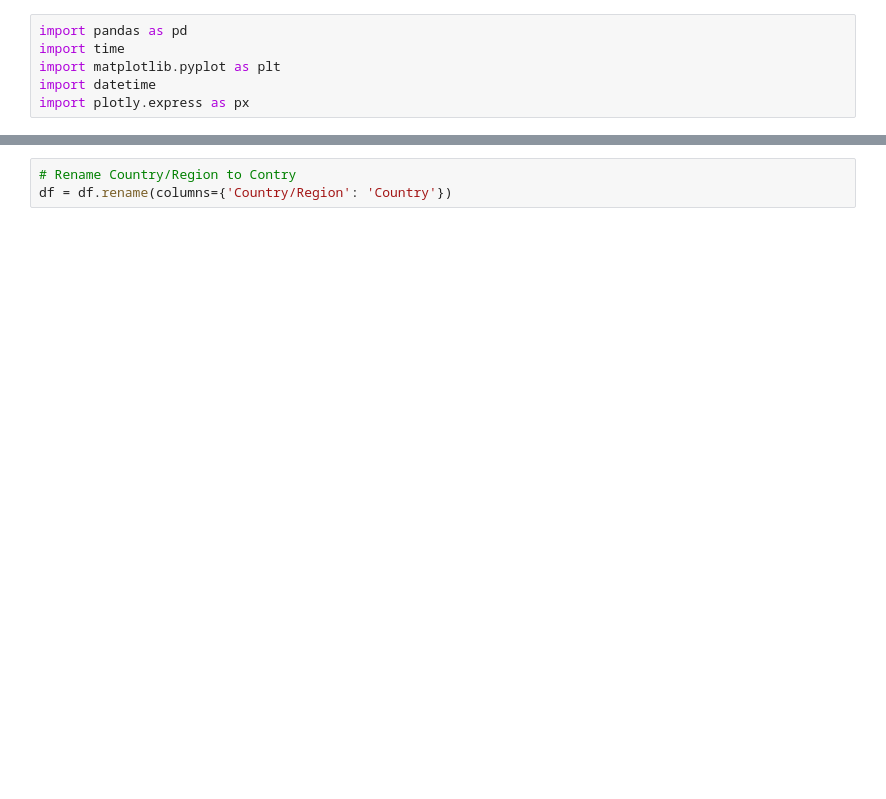
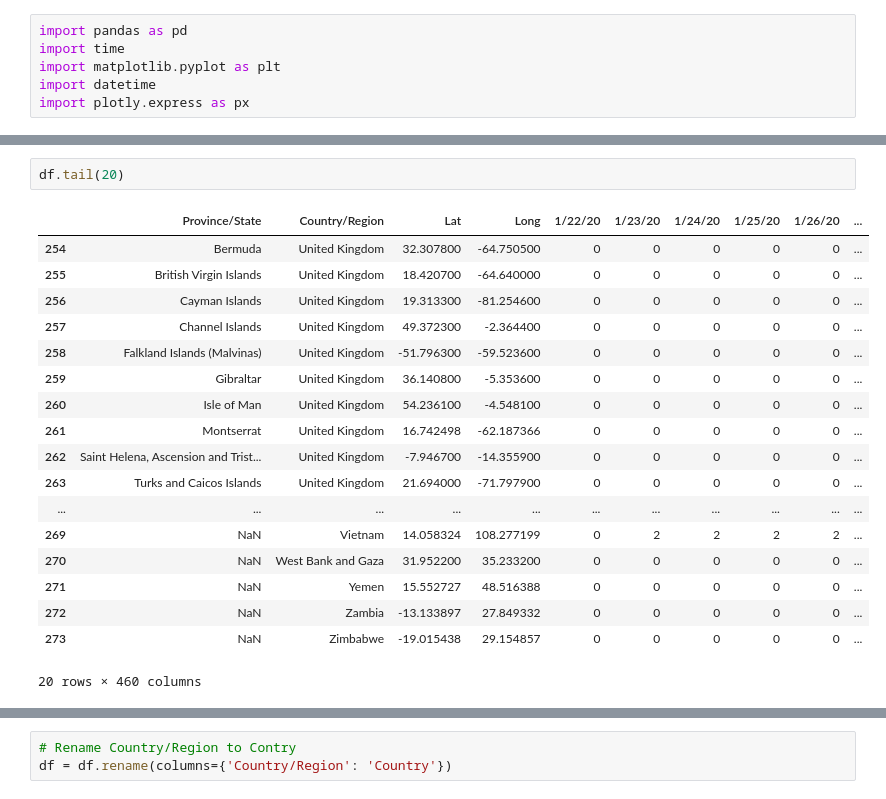
Before and after one commit to AlbertFlorinus/Covid-data-lab, a Jupyter notebook: data_exploration.ipynb, the cells around one changed output, grey strips where cells are left out. Saved outputs shown, nothing was run; the diff lists cells and outputs as text; blank space fills up the shorter version.

```diff
--- a/data_exploration.ipynb
+++ b/data_exploration.ipynb
@@ -27,3 +21,24 @@ df.shape
+# %%
+df.tail(20)
+# %% [output]
+|  | Province/State | Country/Region | Lat | Long | 1/22/20 | 1/23/20 | 1/24/20 | 1/25/20 | 1/26/20 | ... |
+| 254 | Bermuda | United Kingdom | 32.307800 | -64.750500 | 0 | 0 | 0 | 0 | 0 | ... |
+| 255 | British Virgin Islands | United Kingdom | 18.420700 | -64.640000 | 0 | 0 | 0 | 0 | 0 | ... |
+| 256 | Cayman Islands | United Kingdom | 19.313300 | -81.254600 | 0 | 0 | 0 | 0 | 0 | ... |
+| 257 | Channel Islands | United Kingdom | 49.372300 | -2.364400 | 0 | 0 | 0 | 0 | 0 | ... |
+| 258 | Falkland Islands (Malvinas) | United Kingdom | -51.796300 | -59.523600 | 0 | 0 | 0 | 0 | 0 | ... |
+| 259 | Gibraltar | United Kingdom | 36.140800 | -5.353600 | 0 | 0 | 0 | 0 | 0 | ... |
+| 260 | Isle of Man | United Kingdom | 54.236100 | -4.548100 | 0 | 0 | 0 | 0 | 0 | ... |
+| 261 | Montserrat | United Kingdom | 16.742498 | -62.187366 | 0 | 0 | 0 | 0 | 0 | ... |
+| 262 | Saint Helena, Ascension and Trist... | United Kingdom | -7.946700 | -14.355900 | 0 | 0 | 0 | 0 | 0 | ... |
+| 263 | Turks and Caicos Islands | United Kingdom | 21.694000 | -71.797900 | 0 | 0 | 0 | 0 | 0 | ... |
+| ... | ... | ... | ... | ... | ... | ... | ... | ... | ... | ... |
+| 269 | NaN | Vietnam | 14.058324 | 108.277199 | 0 | 2 | 2 | 2 | 2 | ... |
+| 270 | NaN | West Bank and Gaza | 31.952200 | 35.233200 | 0 | 0 | 0 | 0 | 0 | ... |
+| 271 | NaN | Yemen | 15.552727 | 48.516388 | 0 | 0 | 0 | 0 | 0 | ... |
+| 272 | NaN | Zambia | -13.133897 | 27.849332 | 0 | 0 | 0 | 0 | 0 | ... |
+| 273 | NaN | Zimbabwe | -19.015438 | 29.154857 | 0 | 0 | 0 | 0 | 0 | ... |
+20 rows × 460 columns
 # %%
 #
 t0 = time.time()
```
Also changed, not shown: parts of 35 cells of this notebook.
